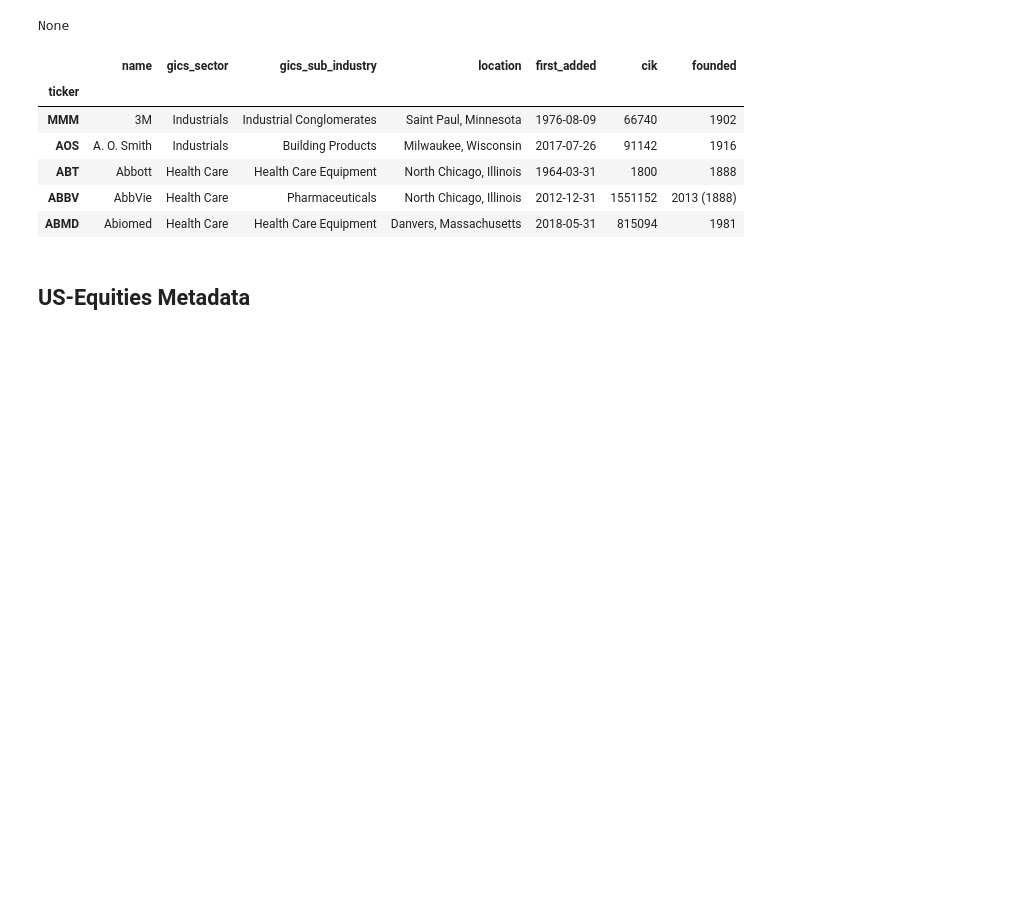
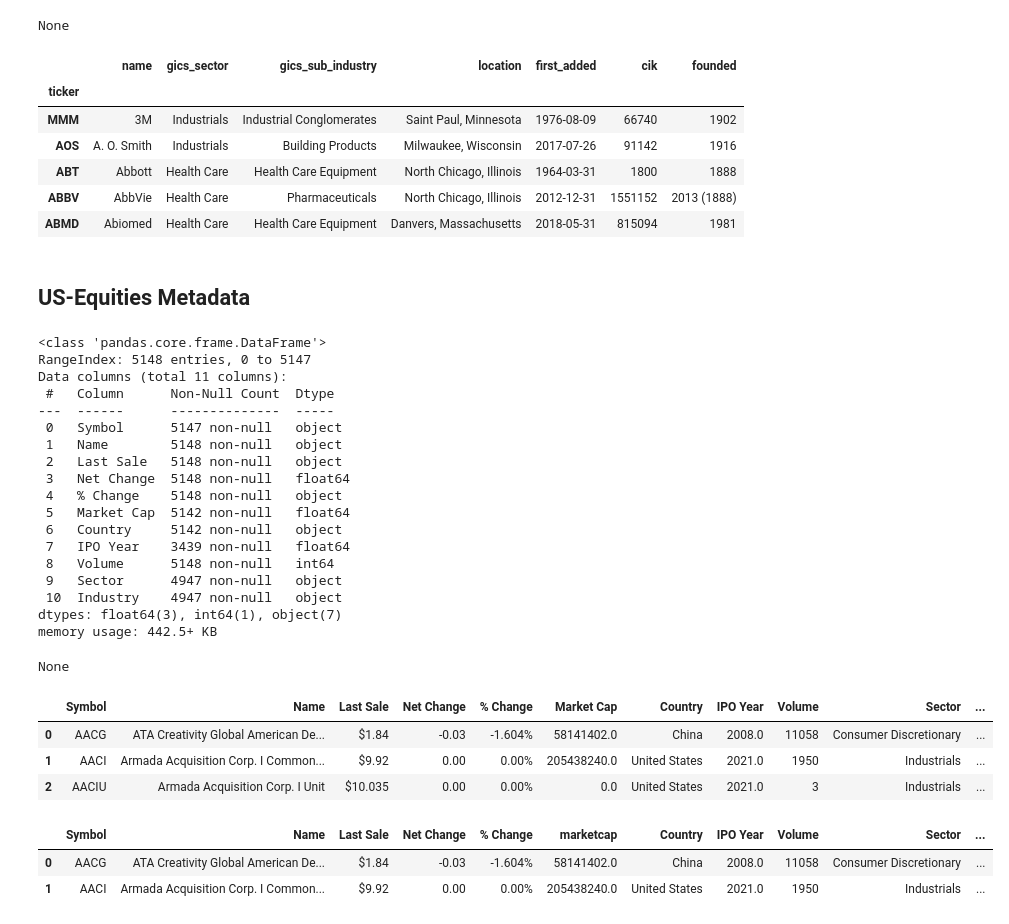
Before and after one commit to charbelnehme/tesla-stock-bot, a Jupyter notebook: create_dataset.IPYNB, the cells around one changed output. Drawn from its saved outputs; the diff is of its cells as text; code cells hidden in the pictures; blank space fills up the shorter version.

```diff
--- a/create_dataset.IPYNB
+++ b/create_dataset.IPYNB
@@ -293,0 +364,37 @@ with pd.HDFStore(DATA_STORE) as store:
+# %%
+# Read in csv file as dataframe
+df = pd.read_csv('../data/nasdaq_equities.csv')
+display(df.info())
+display(df.head(3))
+# %% [output]
+<class 'pandas.core.frame.DataFrame'>
+RangeIndex: 5148 entries, 0 to 5147
+Data columns (total 11 columns):
+ #   Column      Non-Null Count  Dtype
+---  ------      --------------  -----
+ 0   Symbol      5147 non-null   object
+ 1   Name        5148 non-null   object
+ 2   Last Sale   5148 non-null   object
+ 3   Net Change  5148 non-null   float64
+ 4   % Change    5148 non-null   object
+ 5   Market Cap  5142 non-null   float64
+ 6   Country     5142 non-null   object
+ 7   IPO Year    3439 non-null   float64
+ 8   Volume      5148 non-null   int64
+ 9   Sector      4947 non-null   object
+ 10  Industry    4947 non-null   object
+dtypes: float64(3), int64(1), object(7)
+memory usage: 442.5+ KB
+None
+|  | Symbol | Name | Last Sale | Net Change | % Change | Market Cap | Country | IPO Year | Volume | Sector | ... |
+| 0 | AACG | ATA Creativity Global American De... | $1.84 | -0.03 | -1.604% | 58141402.0 | China | 2008.0 | 11058 | Consumer Discretionary | ... |
+| 1 | AACI | Armada Acquisition Corp. I Common... | $9.92 | 0.00 | 0.00% | 205438240.0 | United States | 2021.0 | 1950 | Industrials | ... |
+| 2 | AACIU | Armada Acquisition Corp. I Unit | $10.035 | 0.00 | 0.00% | 0.0 | United States | 2021.0 | 3 | Industrials | ... |
+# %%
+# Rename 'Market Cap' to 'marketcap'
+df.rename(columns={'Market Cap': 'marketcap'}, inplace=True)
+df.head(2)
+# %% [output]
+|  | Symbol | Name | Last Sale | Net Change | % Change | marketcap | Country | IPO Year | Volume | Sector | ... |
+| 0 | AACG | ATA Creativity Global American De... | $1.84 | -0.03 | -1.604% | 58141402.0 | China | 2008.0 | 11058 | Consumer Discretionary | ... |
+| 1 | AACI | Armada Acquisition Corp. I Common... | $9.92 | 0.00 | 0.00% | 205438240.0 | United States | 2021.0 | 1950 | Industrials | ... |
```
Also changed, not shown: parts of 16 cells of this notebook.
